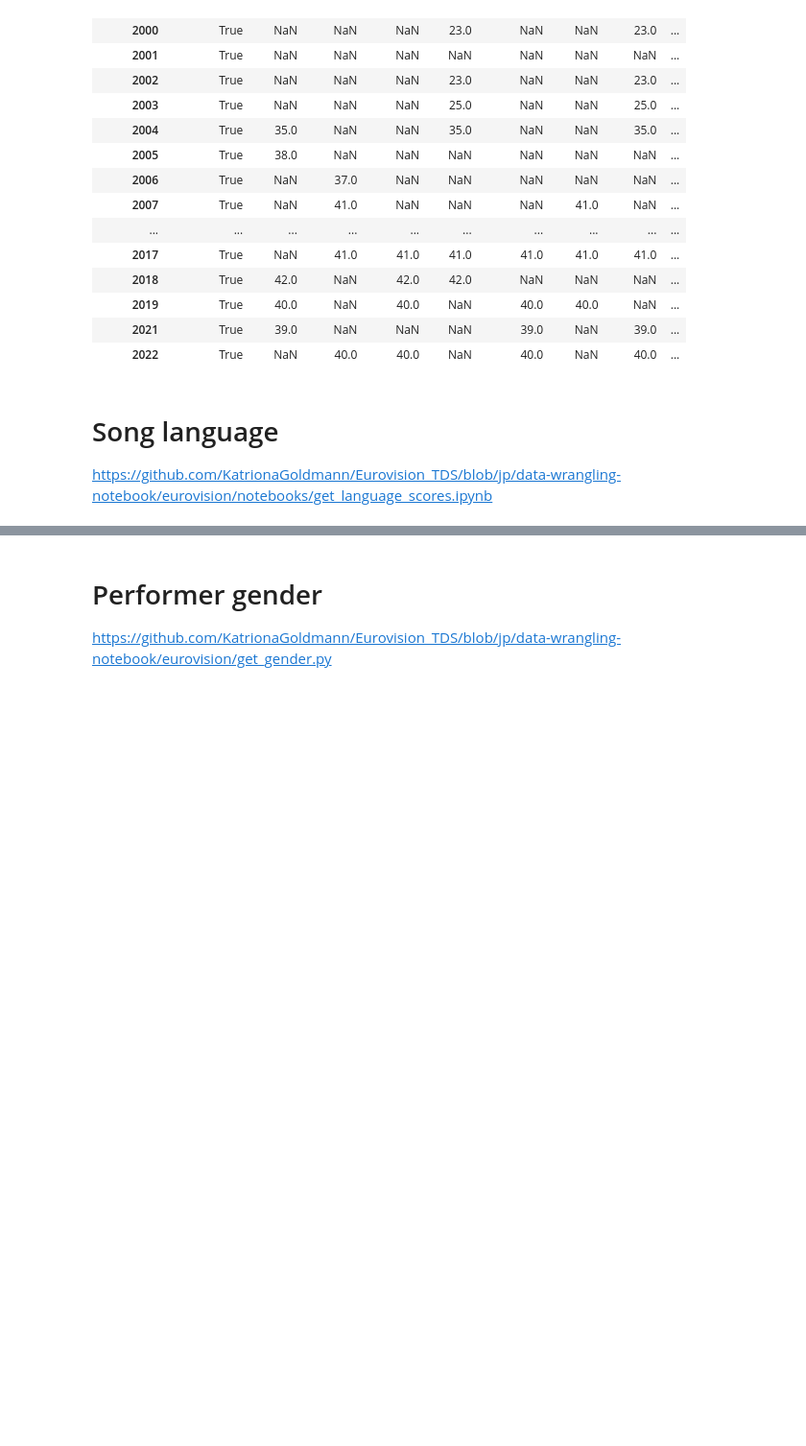
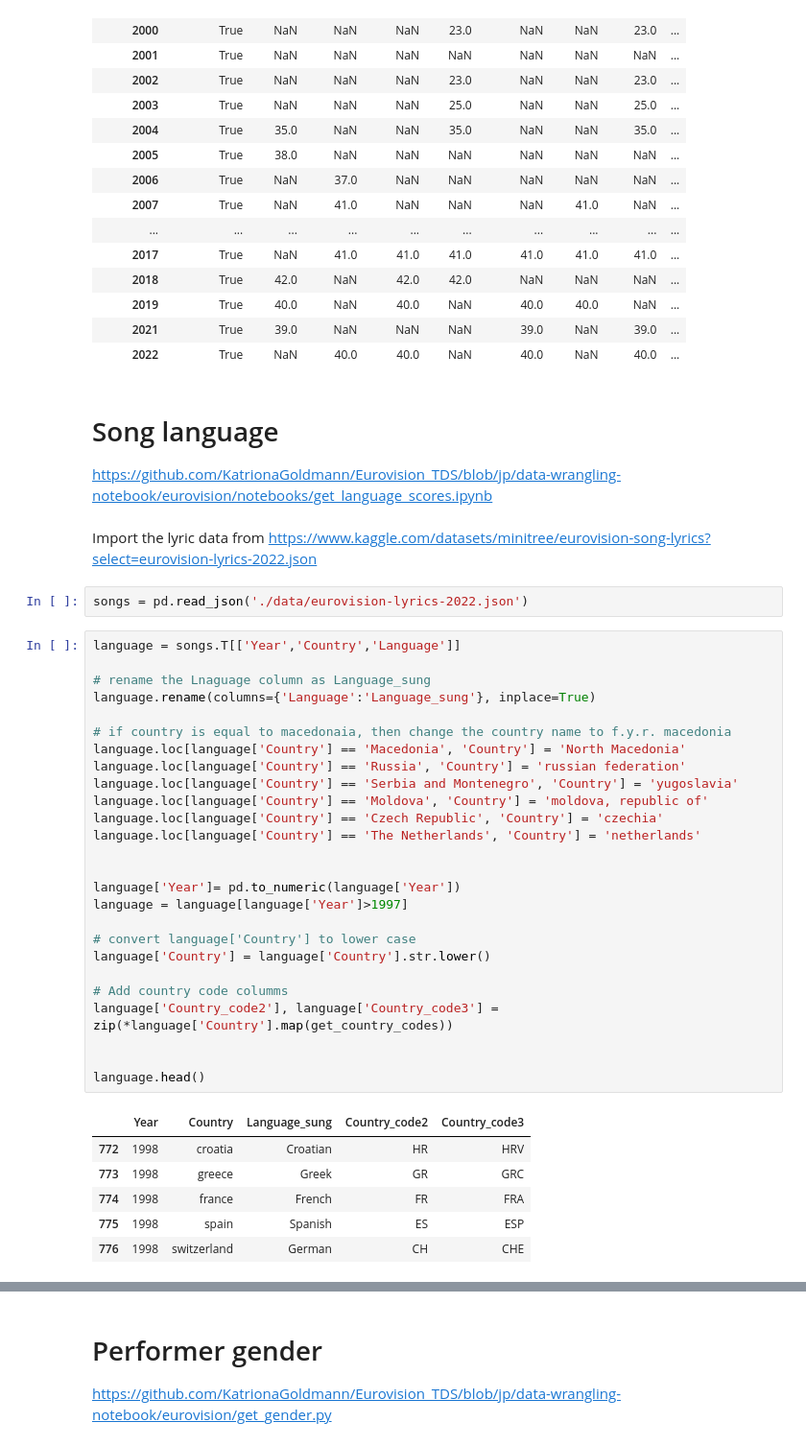
Before and after one commit to KatrionaGoldmann/Eurovision_TDS, a Jupyter notebook: data.ipynb, the cells around one changed output, grey strips where cells are left out. Shown at 96% size. Drawn from its saved outputs; the diff is of its cells as text; blank space fills up the shorter version.

```diff
--- a/data.ipynb
+++ b/data.ipynb
@@ -336,3 +361,40 @@ with pd.option_context('display.max_rows', None, 'display.max_columns', None):
 # Song language
 
 https://github.com/KatrionaGoldmann/Eurovision_TDS/blob/jp/data-wrangling-notebook/eurovision/notebooks/get_language_scores.ipynb
+# %% [markdown]
+Import the lyric data from https://www.kaggle.com/datasets/minitree/eurovision-song-lyrics?select=eurovision-lyrics-2022.json
+# %%
+songs = pd.read_json('./data/eurovision-lyrics-2022.json')
+# %%
+language = songs.T[['Year','Country','Language']]
+
+# rename the Lnaguage column as Language_sung
+language.rename(columns={'Language':'Language_sung'}, inplace=True)
+
+# if country is equal to macedonaia, then change the country name to f.y.r. macedonia
+language.loc[language['Country'] == 'Macedonia', 'Country'] = 'North Macedonia'
+language.loc[language['Country'] == 'Russia', 'Country'] = 'russian federation'
+language.loc[language['Country'] == 'Serbia and Montenegro', 'Country'] = 'yugoslavia'
+language.loc[language['Country'] == 'Moldova', 'Country'] = 'moldova, republic of'
+language.loc[language['Country'] == 'Czech Republic', 'Country'] = 'czechia'
+language.loc[language['Country'] == 'The Netherlands', 'Country'] = 'netherlands'
+
+
+language['Year']= pd.to_numeric(language['Year'])
+language = language[language['Year']>1997]
+
+# convert language['Country'] to lower case
+language['Country'] = language['Country'].str.lower()
+
+# Add country code columms
+language['Country_code2'], language['Country_code3'] = zip(*language['Country'].map(get_country_codes))
+
+
+language.head()
+# %% [output]
+|  | Year | Country | Language_sung | Country_code2 | Country_code3 |
+| 772 | 1998 | croatia | Croatian | HR | HRV |
+| 773 | 1998 | greece | Greek | GR | GRC |
+| 774 | 1998 | france | French | FR | FRA |
+| 775 | 1998 | spain | Spanish | ES | ESP |
+| 776 | 1998 | switzerland | German | CH | CHE |
```
Also changed, not shown: parts of 14 cells of this notebook, 1 other file.
